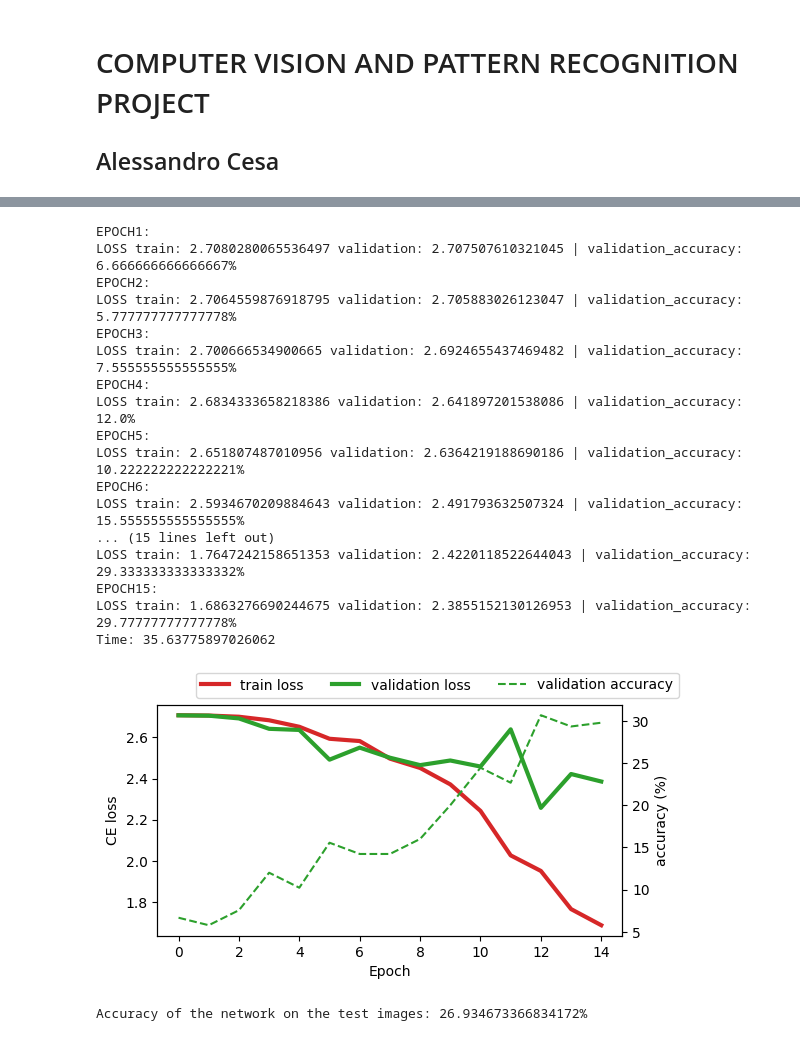
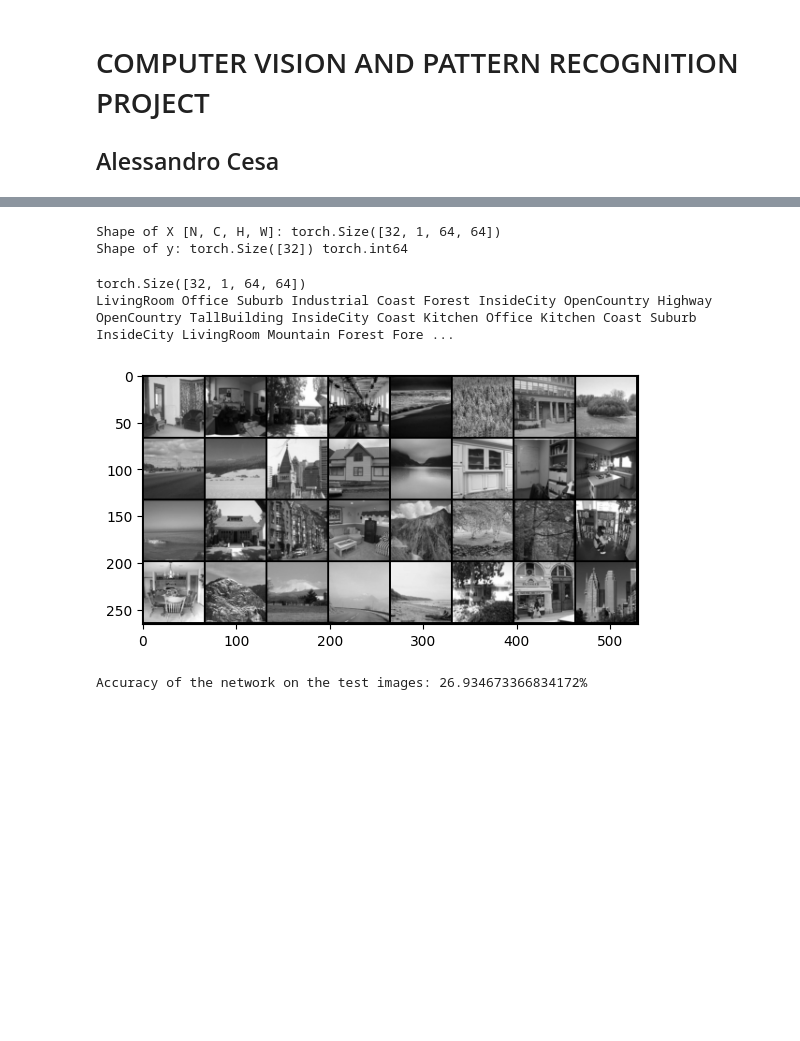
Before and after one commit to AlessandroCesaTs/Computer_Vision_Project_Cesa, a Jupyter notebook: project.ipynb, the cells around one changed output, grey strips where cells are left out. Saved outputs shown, nothing was run; the diff lists cells and outputs as text; code cells hidden in the pictures; blank space fills up the shorter version.

```diff
--- a/project.ipynb
+++ b/project.ipynb
@@ -31,8 +30,8 @@ from train_test_functions import *
 from neural_networks import *
 # %%
 #Adjust according to your path
-train_path = "/content/Computer_Vision_Project_Cesa-main/CVPR2023_project_2_and_3_data/train"
-test_path = "/content/Computer_Vision_Project_Cesa-main/CVPR2023_project_2_and_3_data/test"
+train_path = "/content/Computer_Vision_Project_Cesa/CVPR2023_project_2_and_3_data/train"
+test_path = "/content/Computer_Vision_Project_Cesa/CVPR2023_project_2_and_3_data/test"
 # %%
 device = get_default_device()
 # %%
@@ -94,23 +109,27 @@ for X, y in test_loader:
     print(f"Shape of y: {y.shape} {y.dtype}")
     break
 """
+# %% [output]
+Shape of X [N, C, H, W]: torch.Size([32, 1, 64, 64])
+Shape of y: torch.Size([32]) torch.int64
 # %%
-%%capture
-"""
 classes=train.classes
 
 # get a batch from the training set
 dataiter = iter(train_loader)
 images, labels = next(dataiter)   #images is a (batch_size,3,32,32) tensor
 
 print(images.size())
 
 img=torchvision.utils.make_grid(images)
 figure = plt.figure()
-plt.imshow(img.numpy().transpose((1, 2, 0)).astype(np.uint8),cmap='gray') #<< swap axes because img is (3,H,W) but imshow() expects (H,W,3)
+plt.imshow(img.cpu().numpy().transpose((1, 2, 0)).astype(np.uint8),cmap='gray') #<< swap axes because img is (3,H,W) but imshow() expects (H,W,3)
 
 print(' '.join(f'{classes[labels[j]]:5s}' for j in range(batch_size)))
-"""
+# %% [output]
+torch.Size([32, 1, 64, 64])
+LivingRoom Office Suburb Industrial Coast Forest InsideCity OpenCountry Highway OpenCountry TallBuilding InsideCity Coast Kitchen Office Kitchen Coast Suburb InsideCity LivingRoom Mountain Forest Fore ...
+[figure, added]
 # %%
 # Instantiate the model
 model = simpleCNN()
@@ -122,25 +141,6 @@ optimizer=optim.SGD(model.parameters(),lr=0.001,momentum=0.9)
 #print(model)
 # %%
 model_path=train_model(model,train_loader,validation_loader,loss_function,optimizer,15,device)
-# %% [output]
-EPOCH1:
-LOSS train: 2.7080280065536497 validation: 2.707507610321045 | validation_accuracy: 6.666666666666667%
-EPOCH2:
-LOSS train: 2.7064559876918795 validation: 2.705883026123047 | validation_accuracy: 5.777777777777778%
-EPOCH3:
-LOSS train: 2.700666534900665 validation: 2.6924655437469482 | validation_accuracy: 7.555555555555555%
-EPOCH4:
-LOSS train: 2.6834333658218386 validation: 2.641897201538086 | validation_accuracy: 12.0%
-EPOCH5:
-LOSS train: 2.651807487010956 validation: 2.6364219188690186 | validation_accuracy: 10.222222222222221%
-EPOCH6:
-LOSS train: 2.5934670209884643 validation: 2.491793632507324 | validation_accuracy: 15.555555555555555%
-... (15 lines left out)
-LOSS train: 1.7647242158651353 validation: 2.4220118522644043 | validation_accuracy: 29.333333333333332%
-EPOCH15:
-LOSS train: 1.6863276690244675 validation: 2.3855152130126953 | validation_accuracy: 29.77777777777778%
-Time: 35.63775897026062
-[figure, removed]
 # %%
 test_model(simpleCNN(),model_path,test_loader,test,device)
 # %% [output]
```
Also changed, not shown: parts of 12 cells of this notebook.
